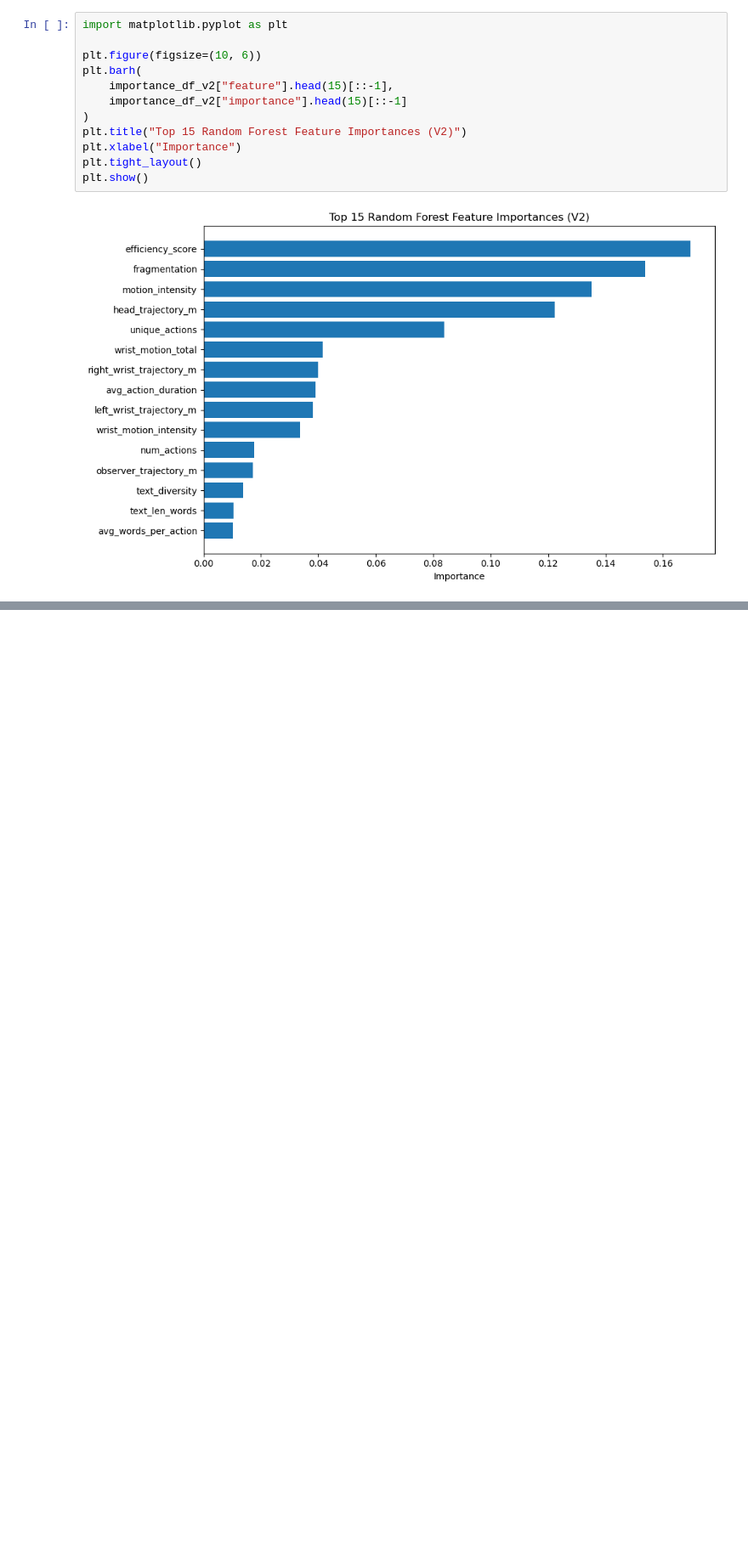
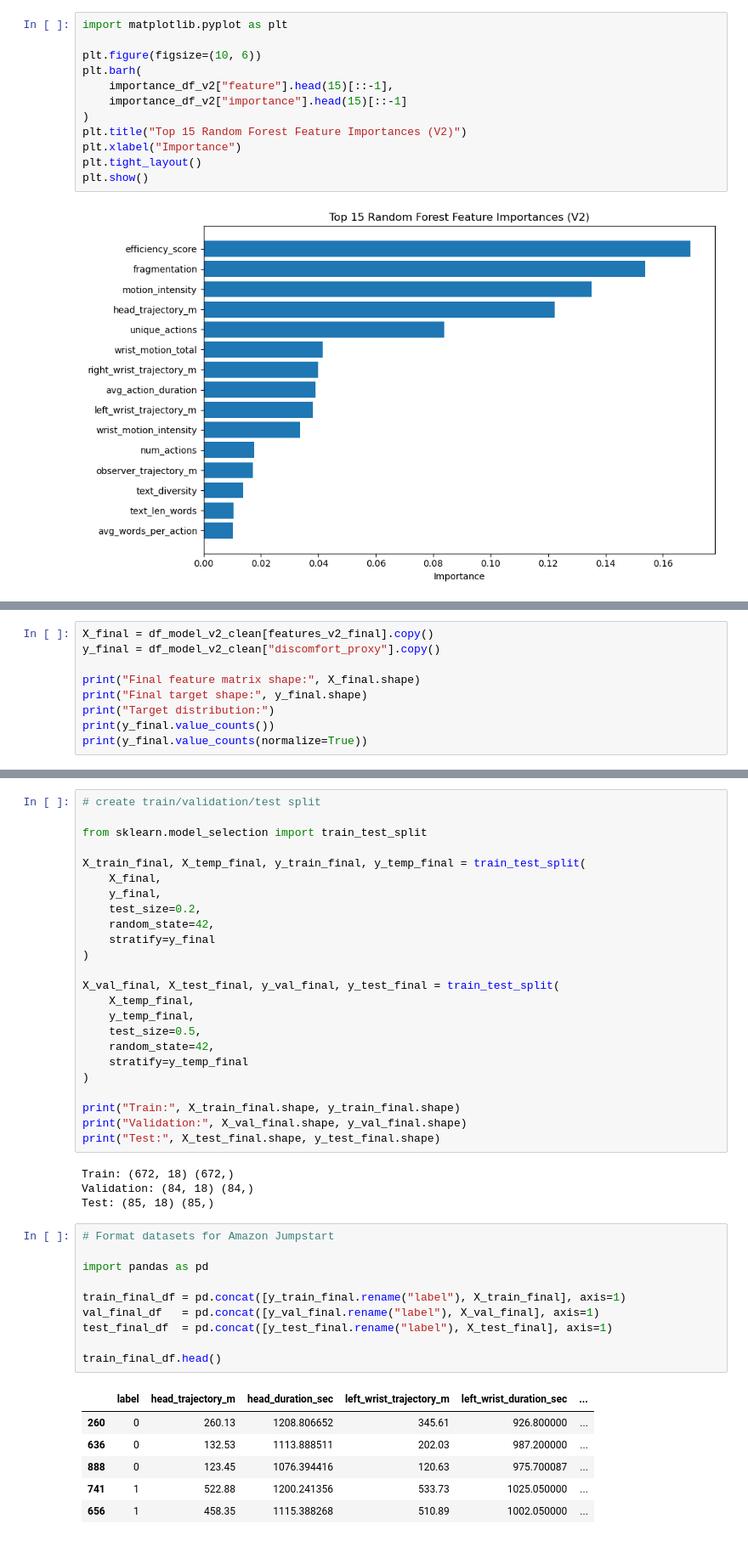
Before and after one commit to bartteeuwen/USD-Data-Science-Cloud-Computing-Class, a Jupyter notebook: Bart Version.ipynb, the cells around one changed output, grey strips where cells are left out. Shown at 85% size. Cells and saved outputs as stored; diff of their text form; blank space fills up the shorter version.

```diff
--- a/Bart Version.ipynb
+++ b/Bart Version.ipynb
@@ -1204,0 +1199,9 @@ Saved V2 train / validation / test to S3
+# %%
+X_final = df_model_v2_clean[features_v2_final].copy()
+y_final = df_model_v2_clean["discomfort_proxy"].copy()
+
+print("Final feature matrix shape:", X_final.shape)
+print("Final target shape:", y_final.shape)
+print("Target distribution:")
+print(y_final.value_counts())
+print(y_final.value_counts(normalize=True))
@@ -1204,0 +1220,45 @@ Saved V2 train / validation / test to S3
+# %%
+# create train/validation/test split
+
+from sklearn.model_selection import train_test_split
+
+X_train_final, X_temp_final, y_train_final, y_temp_final = train_test_split(
+    X_final,
+    y_final,
+    test_size=0.2,
+    random_state=42,
+    stratify=y_final
+)
+
+X_val_final, X_test_final, y_val_final, y_test_final = train_test_split(
+    X_temp_final,
+    y_temp_final,
+    test_size=0.5,
+    random_state=42,
+    stratify=y_temp_final
+)
+
+print("Train:", X_train_final.shape, y_train_final.shape)
+print("Validation:", X_val_final.shape, y_val_final.shape)
+print("Test:", X_test_final.shape, y_test_final.shape)
+# %% [output]
+Train: (672, 18) (672,)
+Validation: (84, 18) (84,)
+Test: (85, 18) (85,)
+# %%
+# Format datasets for Amazon Jumpstart
+
+import pandas as pd
+
+train_final_df = pd.concat([y_train_final.rename("label"), X_train_final], axis=1)
+val_final_df   = pd.concat([y_val_final.rename("label"), X_val_final], axis=1)
+test_final_df  = pd.concat([y_test_final.rename("label"), X_test_final], axis=1)
+
+train_final_df.head()
+# %% [output]
+|  | label | head_trajectory_m | head_duration_sec | left_wrist_trajectory_m | left_wrist_duration_sec | ... |
+| 260 | 0 | 260.13 | 1208.806652 | 345.61 | 926.800000 | ... |
+| 636 | 0 | 132.53 | 1113.888511 | 202.03 | 987.200000 | ... |
+| 888 | 0 | 123.45 | 1076.394416 | 120.63 | 975.700087 | ... |
+| 741 | 1 | 522.88 | 1200.241356 | 533.73 | 1025.050000 | ... |
+| 656 | 1 | 458.35 | 1115.388268 | 510.89 | 1002.050000 | ... |
```
Also changed, not shown: parts of 11 cells of this notebook.
